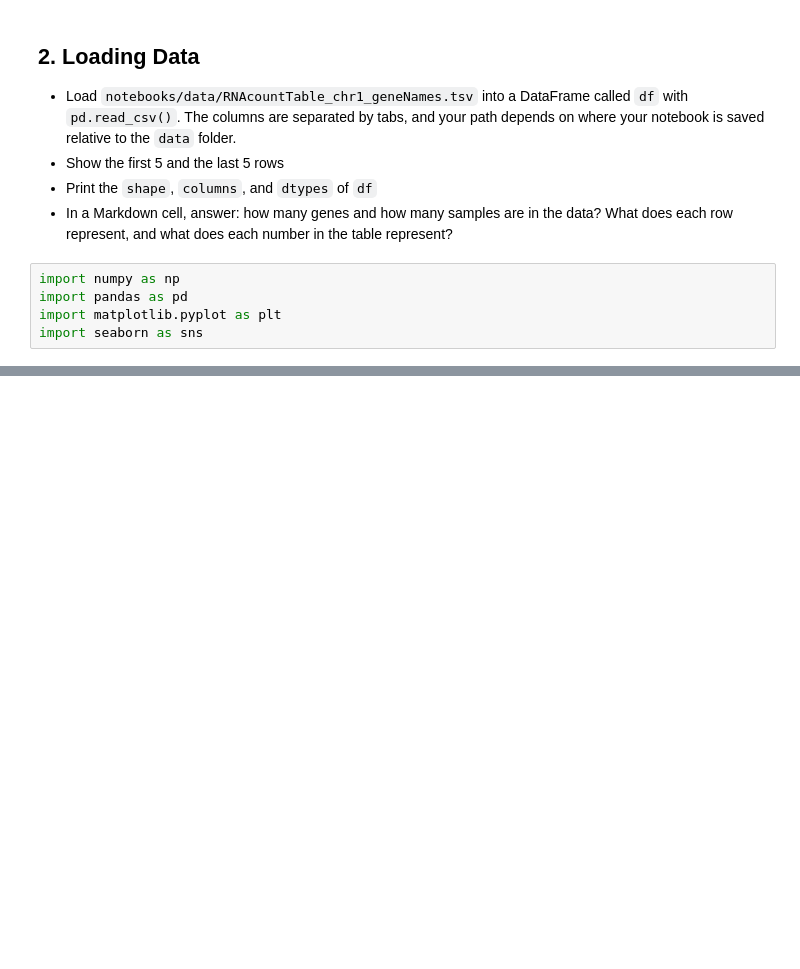
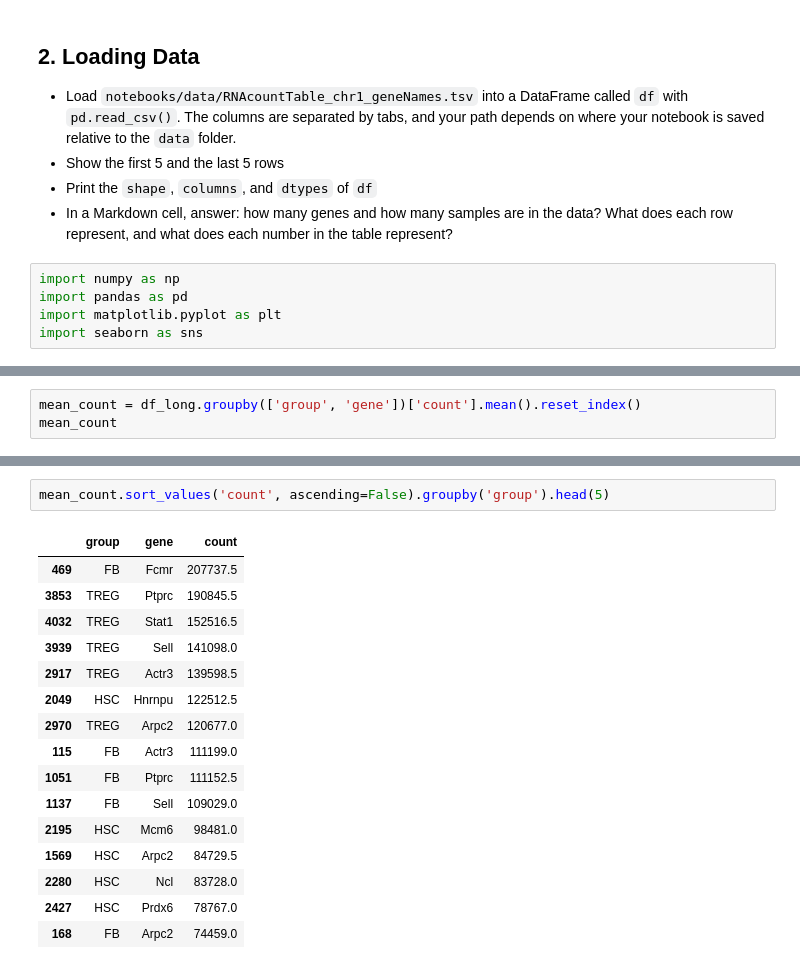
Before and after one commit to dorin-artzi/gsk-intro-scientific-python-course, a Jupyter notebook: notebooks/assignment_03.ipynb, the cells around one changed output, grey strips where cells are left out. Drawn from its saved outputs; the diff is of its cells as text; blank space fills up the shorter version.

```diff
--- a/notebooks/assignment_03.ipynb
+++ b/notebooks/assignment_03.ipynb
@@ -61,0 +297,3 @@ FileNotFoundError: [Errno 2] No such file or directory: 'notebooks/data/RNAcount
+# %%
+mean_count = df_long.groupby(['group', 'gene'])['count'].mean().reset_index()
+mean_count
@@ -61,0 +314,19 @@ FileNotFoundError: [Errno 2] No such file or directory: 'notebooks/data/RNAcount
+# %%
+mean_count.sort_values('count', ascending=False).groupby('group').head(5)
+# %% [output]
+|  | group | gene | count |
+| 469 | FB | Fcmr | 207737.5 |
+| 3853 | TREG | Ptprc | 190845.5 |
+| 4032 | TREG | Stat1 | 152516.5 |
+| 3939 | TREG | Sell | 141098.0 |
+| 2917 | TREG | Actr3 | 139598.5 |
+| 2049 | HSC | Hnrnpu | 122512.5 |
+| 2970 | TREG | Arpc2 | 120677.0 |
+| 115 | FB | Actr3 | 111199.0 |
+| 1051 | FB | Ptprc | 111152.5 |
+| 1137 | FB | Sell | 109029.0 |
+| 2195 | HSC | Mcm6 | 98481.0 |
+| 1569 | HSC | Arpc2 | 84729.5 |
+| 2280 | HSC | Ncl | 83728.0 |
+| 2427 | HSC | Prdx6 | 78767.0 |
+| 168 | FB | Arpc2 | 74459.0 |
```
Also changed, not shown: parts of 32 cells of this notebook, 3 other files.
